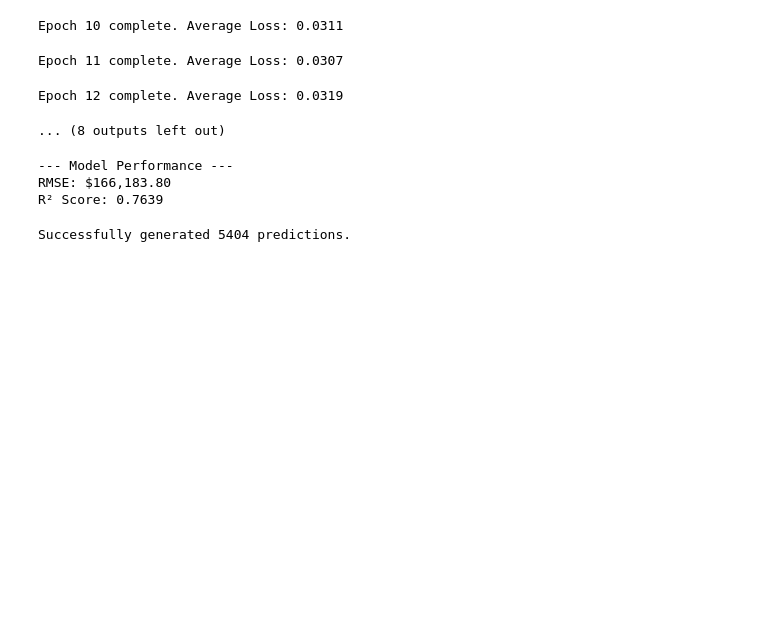
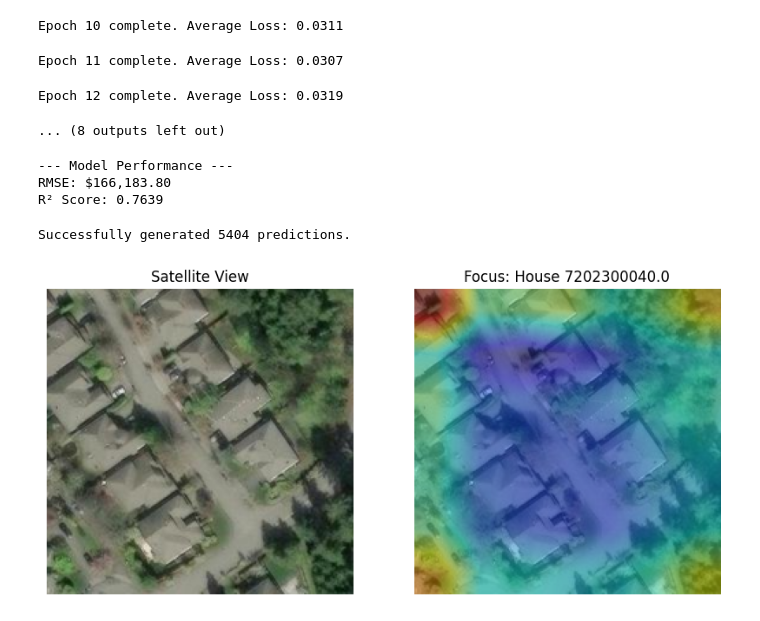
Before and after one commit to tansa1024/CDC-PROJECT, a Jupyter notebook: model_training.ipynb, the cells around one changed output. Drawn from its saved outputs; the diff is of its cells as text; code cells hidden in the pictures; blank space fills up the shorter version.

```diff
--- a/model_training.ipynb
+++ b/model_training.ipynb
@@ -253,0 +204,75 @@ def generate_gradcam(model, img_tensor, tab_tensor):
+# %%
+import torch
+import numpy as np
+import cv2
+import matplotlib.pyplot as plt
+
+def generate_final_gradcam(model, house_id, dataset, device):
+
+    idx = dataset.data[dataset.data['id'] == house_id].index[0]
+    img_tensor, tab_tensor, _ = dataset[idx]
+
+    target_layer = model.cnn.layer4[-1]
+
+    activations = []
+    gradients = []
+
+    def save_activation(module, input, output): activations.append(output)
+    def save_gradient(module, grad_input, grad_output): gradients.append(grad_output[0])
+
+
+    h1 = target_layer.register_forward_hook(save_activation)
+    h2 = target_layer.register_full_backward_hook(save_gradient)
+
+    model.eval()
+    img_in = img_tensor.unsqueeze(0).to(device)
+    tab_in = tab_tensor.unsqueeze(0).to(device)
+
+    output = model(img_in, tab_in)
+    model.zero_grad()
+    output.backward()
+
+    grads = gradients[0].cpu().data.numpy().squeeze()
+    fmap = activations[0].cpu().data.numpy().squeeze()
+    weights = np.mean(grads, axis=(1, 2))
+
+    cam = np.zeros(fmap.shape[1:], dtype=np.float32)
+    for i, w in enumerate(weights):
+        cam += w * fmap[i, :, :]
+
+    cam = np.maximum(cam, 0)
+    cam = cv2.resize(cam, (224, 224))
+    cam = (cam - cam.min()) / (cam.max() - cam.min() + 1e-10)
+
+    img_display = img_tensor.permute(1, 2, 0).cpu().numpy()
+
+    mean = np.array([0.485, 0.456, 0.406])
+    std = np.array([0.229, 0.224, 0.225])
+    img_display = (std * img_display + mean)
+    img_display = np.clip(img_display, 0, 1)
+
+    heatmap_color = cv2.applyColorMap(np.uint8(255 * cam), cv2.COLORMAP_JET)
+    heatmap_color = cv2.cvtColor(heatmap_color, cv2.COLOR_BGR2RGB).astype(np.float32) / 255.0
+    img_display = img_display.astype(np.float32)
+
+    overlay = cv2.addWeighted(img_display, 0.6, heatmap_color, 0.4, 0)
+
+    h1.remove()
+    h2.remove()
+
+    plt.figure(figsize=(10, 5))
+    plt.subplot(1, 2, 1)
+    plt.imshow(img_display)
+    plt.title("Satellite View")
+    plt.axis('off')
+
+    plt.subplot(1, 2, 2)
+    plt.imshow(overlay)
+    plt.title(f"Focus: House {house_id}")
+    plt.axis('off')
+    plt.show()
+
+sample_id = train_ds.data.iloc[0]['id']
+generate_final_gradcam(model, sample_id, train_ds, device)
+# %% [output]
+[figure, added]
```
Also changed, not shown: parts of 2 cells of this notebook.
